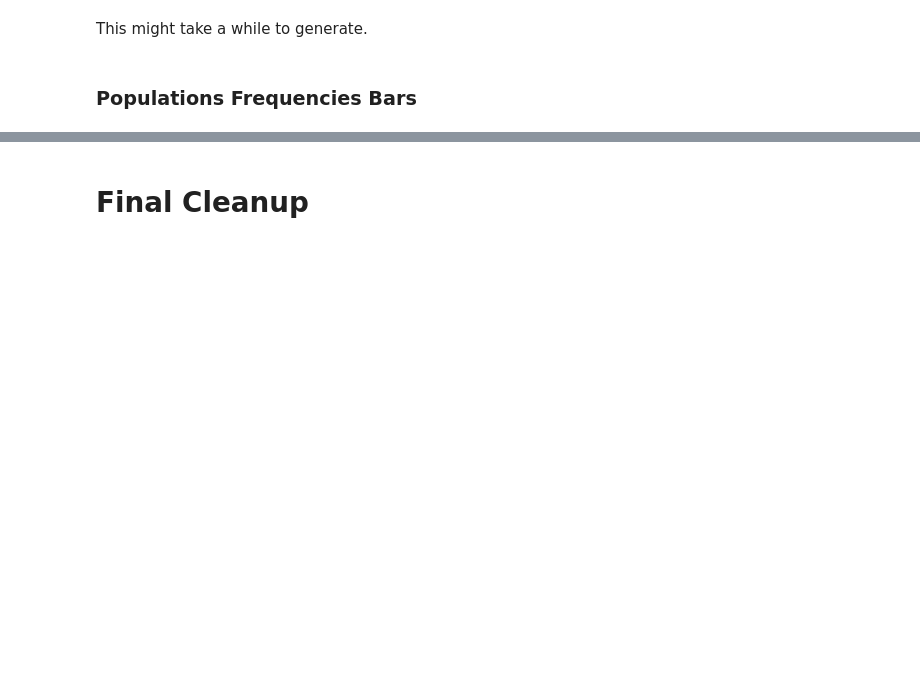
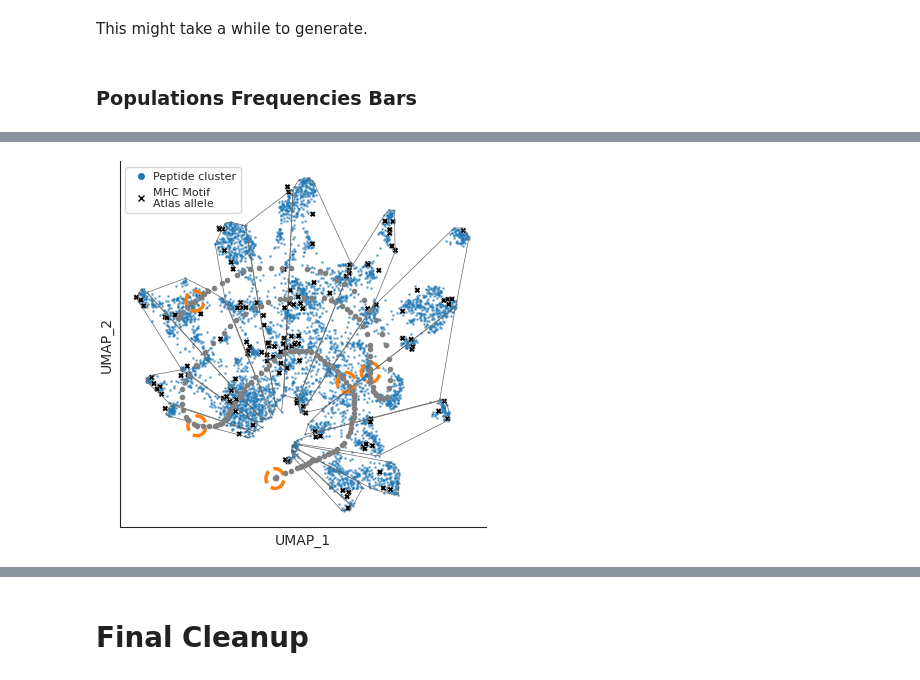
Before and after one commit to immuno-informatics/carmen-analysis, a Jupyter notebook: scripts/analysis_data_generation_and_figures_1.ipynb, the cells around one changed output, grey strips where cells are left out. Cells and saved outputs as stored; diff of their text form; code cells hidden in the pictures; blank space fills up the shorter version.

```diff
--- a/scripts/analysis_data_generation_and_figures_1.ipynb
+++ b/scripts/analysis_data_generation_and_figures_1.ipynb
@@ -4640,0 +5107,6 @@ warnings.resetwarnings()
+# %%
+# Or you can save the new path that you drawn above
+
+selected_path = np.array(selector.path)
+path_x = selected_path[:, 0]
+path_y = selected_path[:, 1]
@@ -4640,0 +5115,30 @@ warnings.resetwarnings()
+# %%
+# Sampling options
+
+sampling_gap = 40
+small_radius = 0.5
+
+min_peps = 500
+# %%
+# Check if the sampling is correct
+
+fig = plt.figure(figsize=figsize_in_mm(100, 100), layout="constrained")
+ax = fig.add_subplot()
+
+draw_base_umap(ax)
+
+ax.plot(path_x, path_y, color="0.5", marker="o", linewidth=0, markersize=3)
+
+for i in range(0, len(path_x), sampling_gap):
+    small_circle_center = (path_x[i], path_y[i])
+    small_circle = mpatches.Circle(
+        small_circle_center,
+        small_radius,
+        color=small_circle_color,
+        fill=False,
+        linestyle="--",
+        linewidth=small_circle_linewidth,
+    )
+    ax.add_artist(small_circle)
+# %% [output]
+[figure, added]
```
Also changed, not shown: parts of 71 cells of this notebook, 1 other file.
